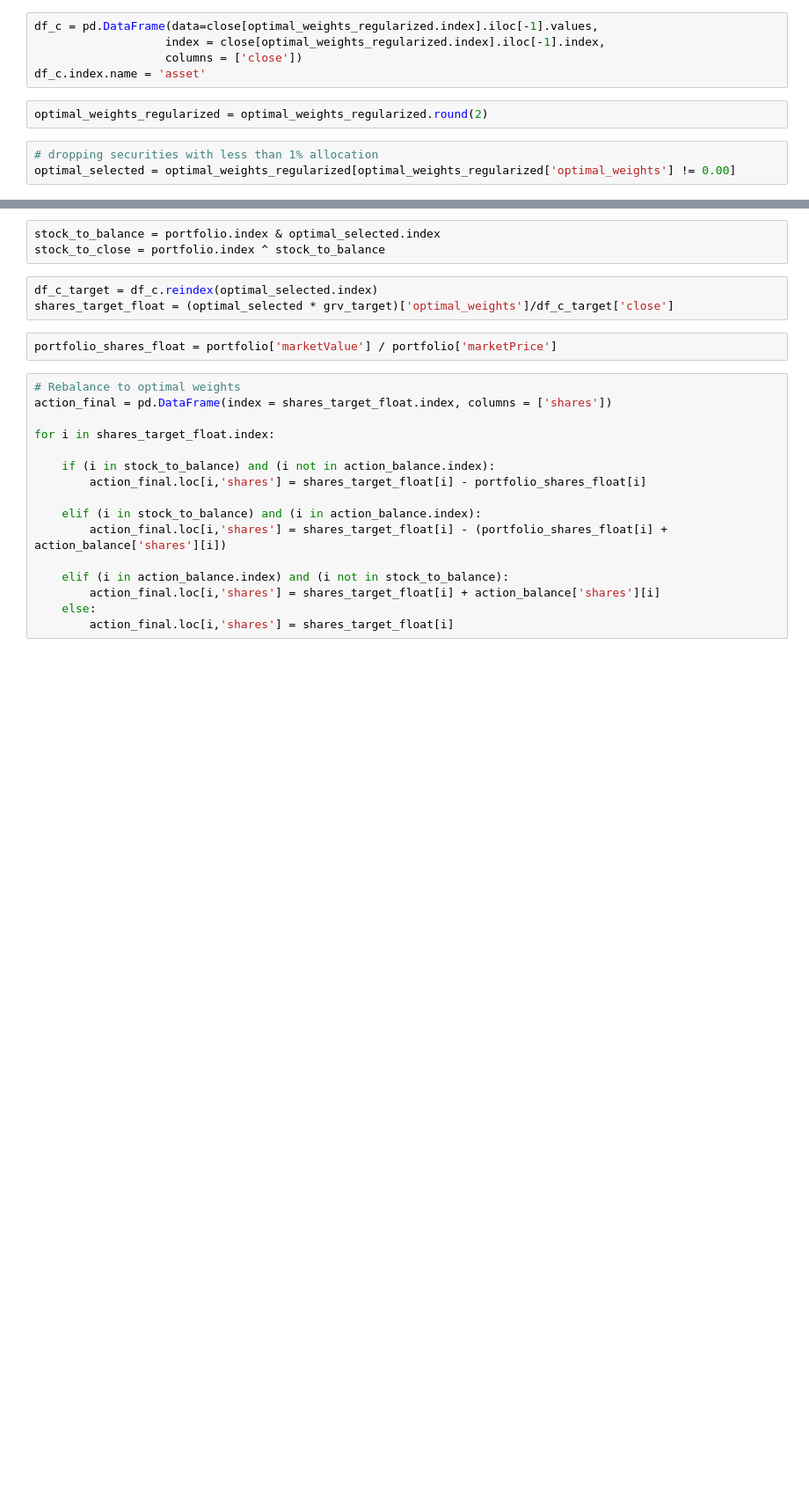
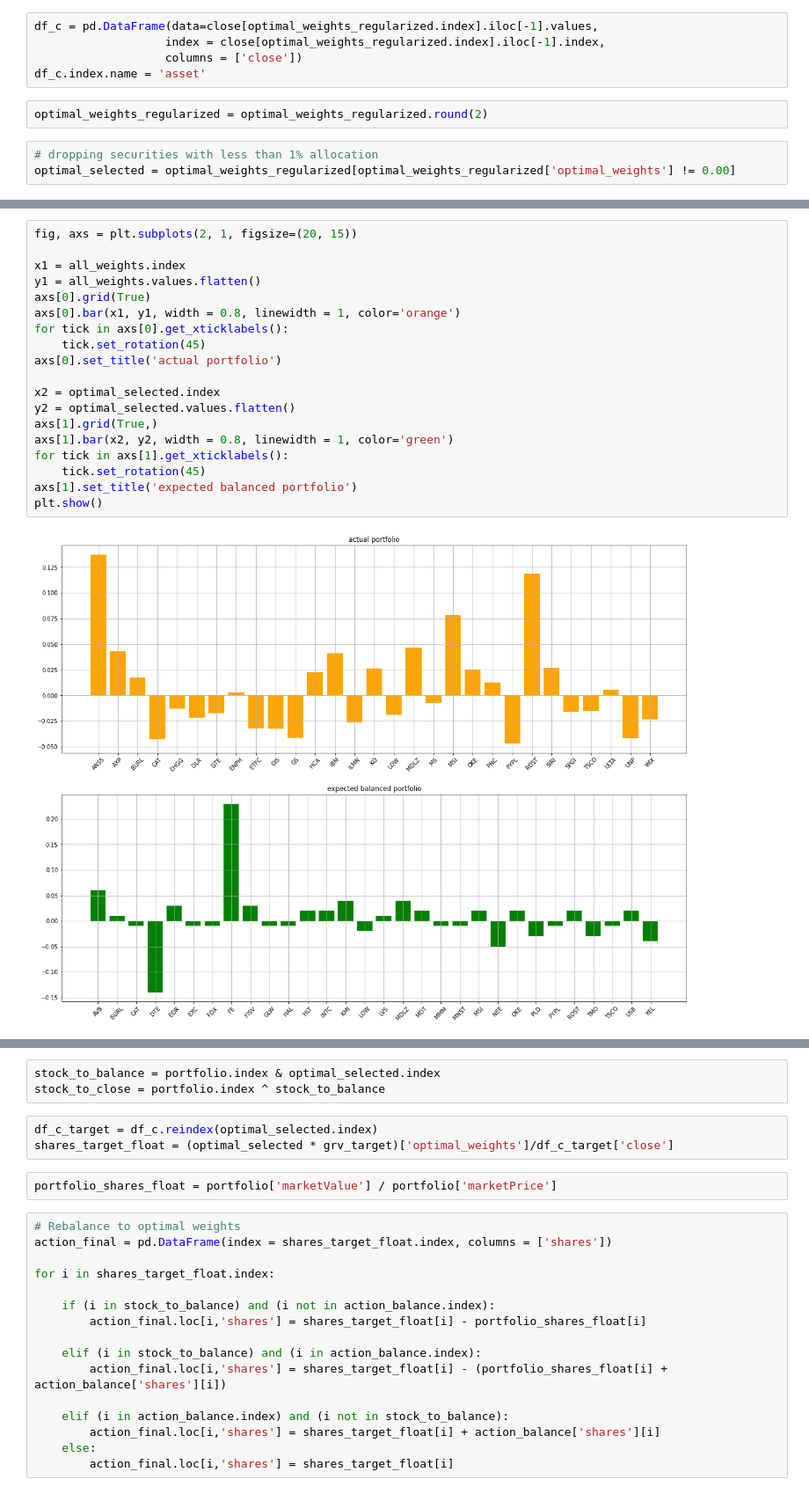
Before and after one commit to keyvantaj/Quantitative, a Jupyter notebook: portfolio_management.ipynb, the cells around one changed output, grey strips where cells are left out. Shown at 88% size. Drawn from its saved outputs; the diff is of its cells as text; blank space fills up the shorter version.

```diff
--- a/portfolio_management.ipynb
+++ b/portfolio_management.ipynb
@@ -170,2 +125,23 @@ dropping 2 securities which have less than 1% allocation
 ##########################################################
+# %%
+fig, axs = plt.subplots(2, 1, figsize=(20, 15))
+
+x1 = all_weights.index
+y1 = all_weights.values.flatten()
+axs[0].grid(True)
+axs[0].bar(x1, y1, width = 0.8, linewidth = 1, color='orange')
+for tick in axs[0].get_xticklabels():
+    tick.set_rotation(45)
+axs[0].set_title('actual portfolio')
+
+x2 = optimal_selected.index
+y2 = optimal_selected.values.flatten()
+axs[1].grid(True,)
+axs[1].bar(x2, y2, width = 0.8, linewidth = 1, color='green')
+for tick in axs[1].get_xticklabels():
+    tick.set_rotation(45)
+axs[1].set_title('expected balanced portfolio')
+plt.show()
+# %% [output]
+[figure, added]
 # %% [markdown]
```
Also changed, not shown: parts of 32 cells of this notebook, 1 other file.
